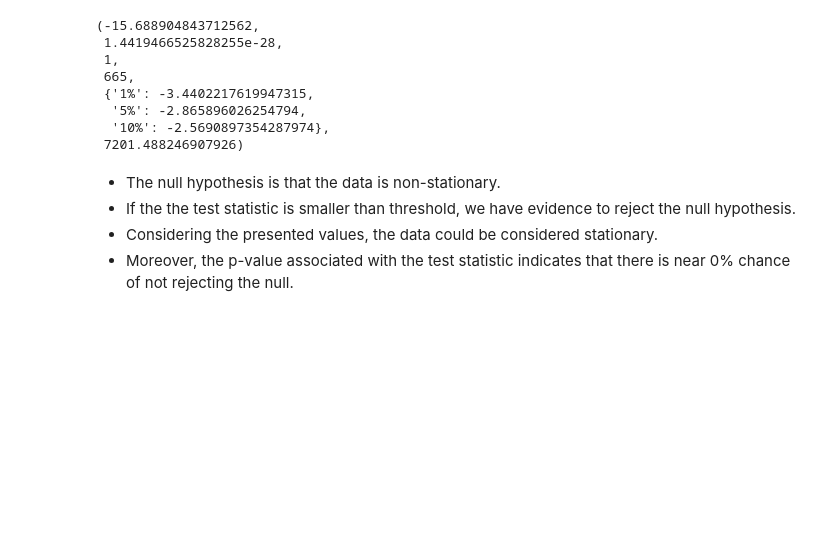
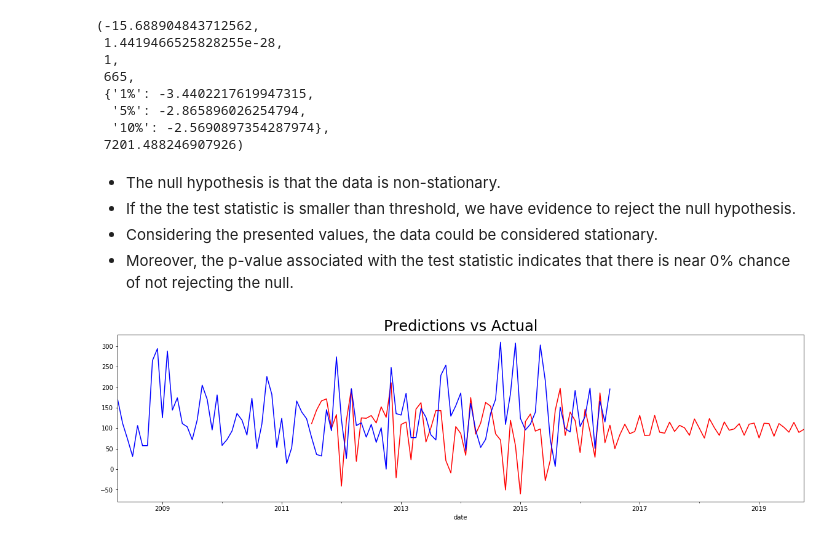
Before and after one commit to dsllt/PortoAlegre_TimeSeriesAnalysis, a Jupyter notebook: TimeSeriesAnalysis.ipynb, the cells around one changed output. Cells and saved outputs as stored; diff of their text form; code cells hidden in the pictures; blank space fills up the shorter version.

Commit message:
feat: including an ARIMA model

```diff
--- a/TimeSeriesAnalysis.ipynb
+++ b/TimeSeriesAnalysis.ipynb
@@ -411,3 +411,23 @@ sts.adfuller(tmp.prec)
 * If the the test statistic is smaller than threshold, we have evidence to reject the null hypothesis.
 * Considering the presented values, the data could be considered stationary.
 * Moreover, the p-value associated with the test statistic indicates that there is near 0% chance of not rejecting the null.
+# %%
+from statsmodels.tsa.arima_model import ARIMA
+## ARIMA(1,1,1)
+model_ar_1_i_1_ma_1 = ARIMA(tmp.prec, order = (6,1,6))
+results_ar_1_i_1_ma_1 = model_ar_1_i_1_ma_1.fit()
+results_ar_1_i_1_ma_1.summary()
+
+tmp['res_ar_1_I_1_ma_1'] = results_ar_1_i_1_ma_1.resid
+
+start_date = '2004-05-01'
+end_date = '2019-10-01'
+df_pred = results_ar_1_i_1_ma_1.predict(start = start_date, end=end_date)
+df_pred
+
+(df_pred[-100:]+100).plot(figsize = (20,5), color = "red")
+tmp.prec[-100:].plot(color = "blue")
+plt.title("Predictions vs Actual", size = 24)
+plt.show()
+# %% [output]
+[figure, added]
```
Also changed, not shown: parts of 1 cell of this notebook.
